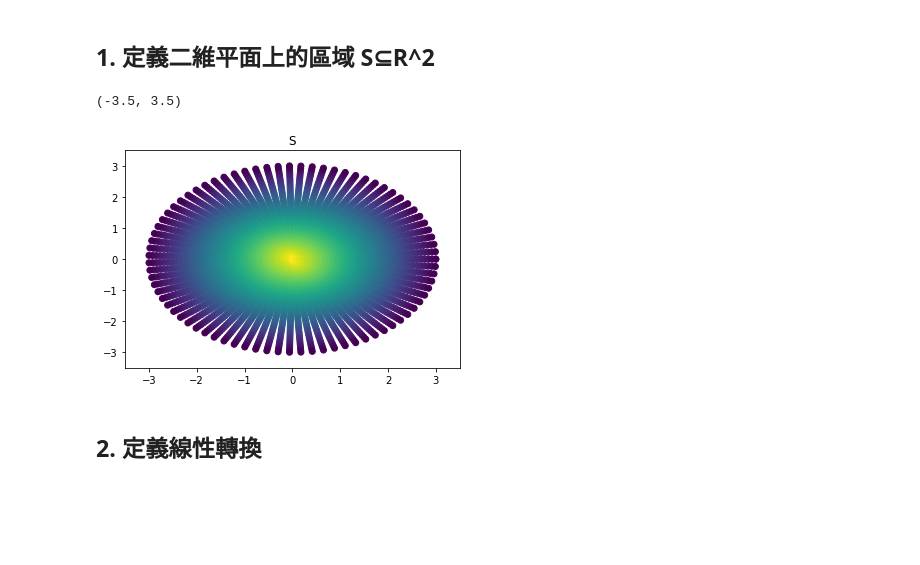
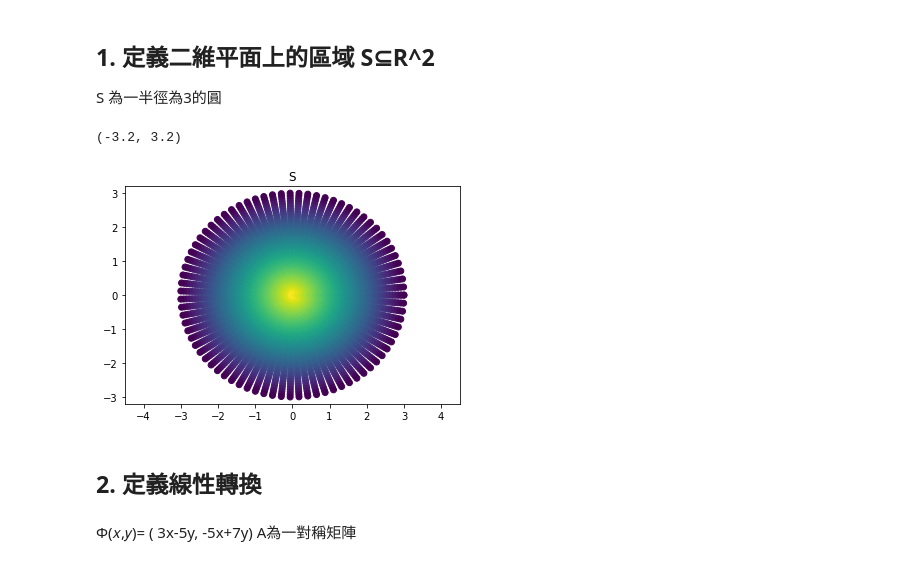
Before and after one commit to fattrovi/24k, a Jupyter notebook: hw6.ipynb, the cells around one changed output. Cells and saved outputs as stored; diff of their text form; code cells hidden in the pictures; blank space fills up the shorter version.

```diff
--- a/hw6.ipynb
+++ b/hw6.ipynb
@@ -7,19 +7,24 @@ import matplotlib.pyplot as plt
 import sympy as sp
 # %% [markdown]
 ## 1. 定義二維平面上的區域  S⊆R^2
+S 為一半徑為3的圓
 # %%
-x,y = 40,80
-a = np.linspace(0, 3, x)
-b = np.linspace(0,2*np.pi, y)
+a = np.linspace(0, 3, 40)
+b = np.linspace(0,2*np.pi, 80)
 aa,bb = np.meshgrid(a, b)
 at,bt = aa*np.cos(bb), aa*np.sin(bb)
+
+xx, yy = at.flatten(), bt.flatten()
+S_meshgrid = np.vstack([xx, yy])
 # %%
-plt.scatter(at, bt, c= -aa)
+plt.scatter(xx, yy, c= -aa)
 plt.title('S')
-plt.xlim(-3.5, 3.5)
-plt.ylim(-3.5, 3.5)
+plt.xlim(-4.5, 4.5)
+plt.ylim(-3.2, 3.2)
 # %% [output]
-(-3.5, 3.5)
+(-3.2, 3.2)
-[figure, old version]
+[figure, new version]
 # %% [markdown]
 ## 2. 定義線性轉換
+# %% [markdown]
+Φ(𝑥,𝑦)= ( 3x-5y, -5x+7y) A為一對稱矩陣
```
Also changed, not shown: parts of 4 cells of this notebook.
